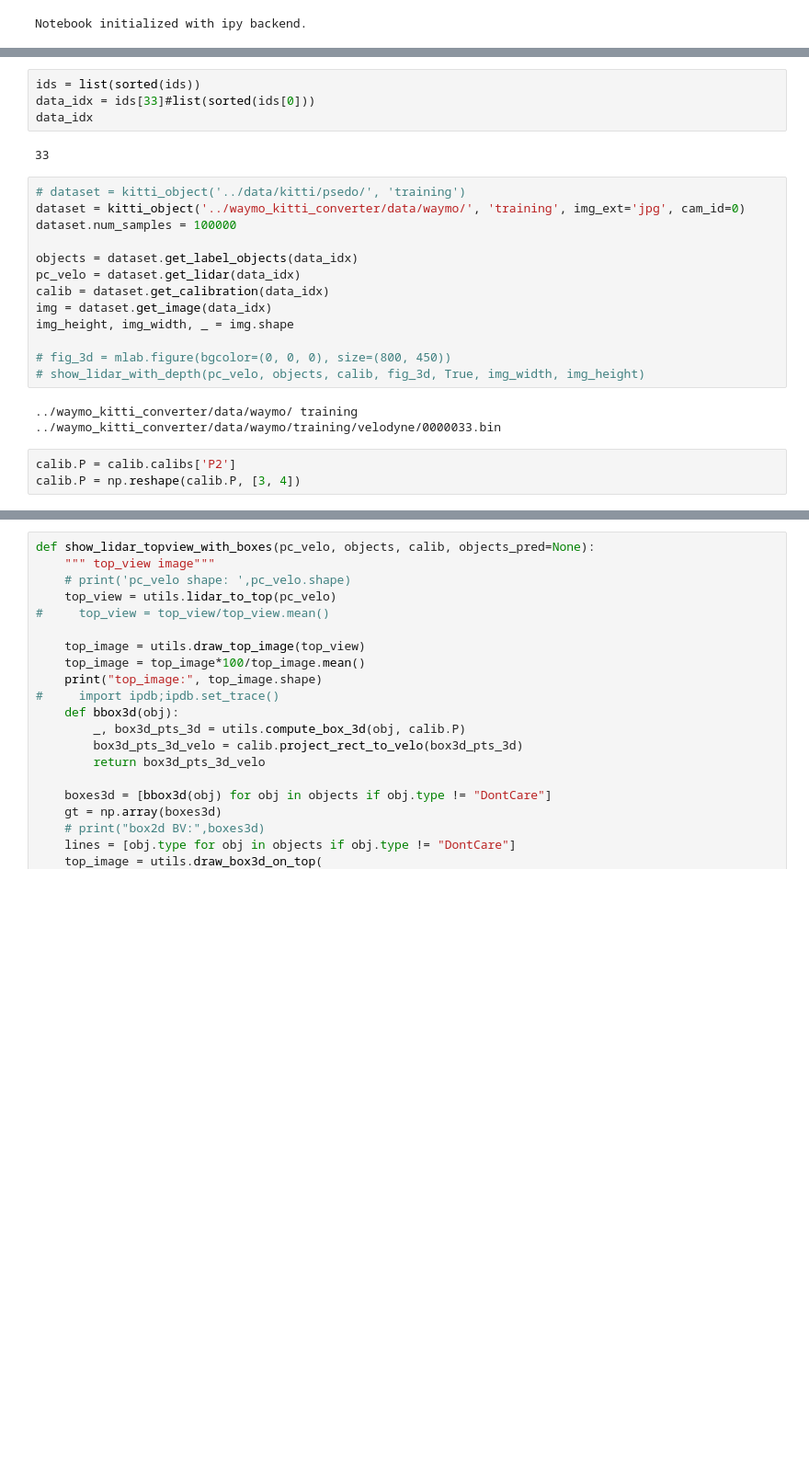
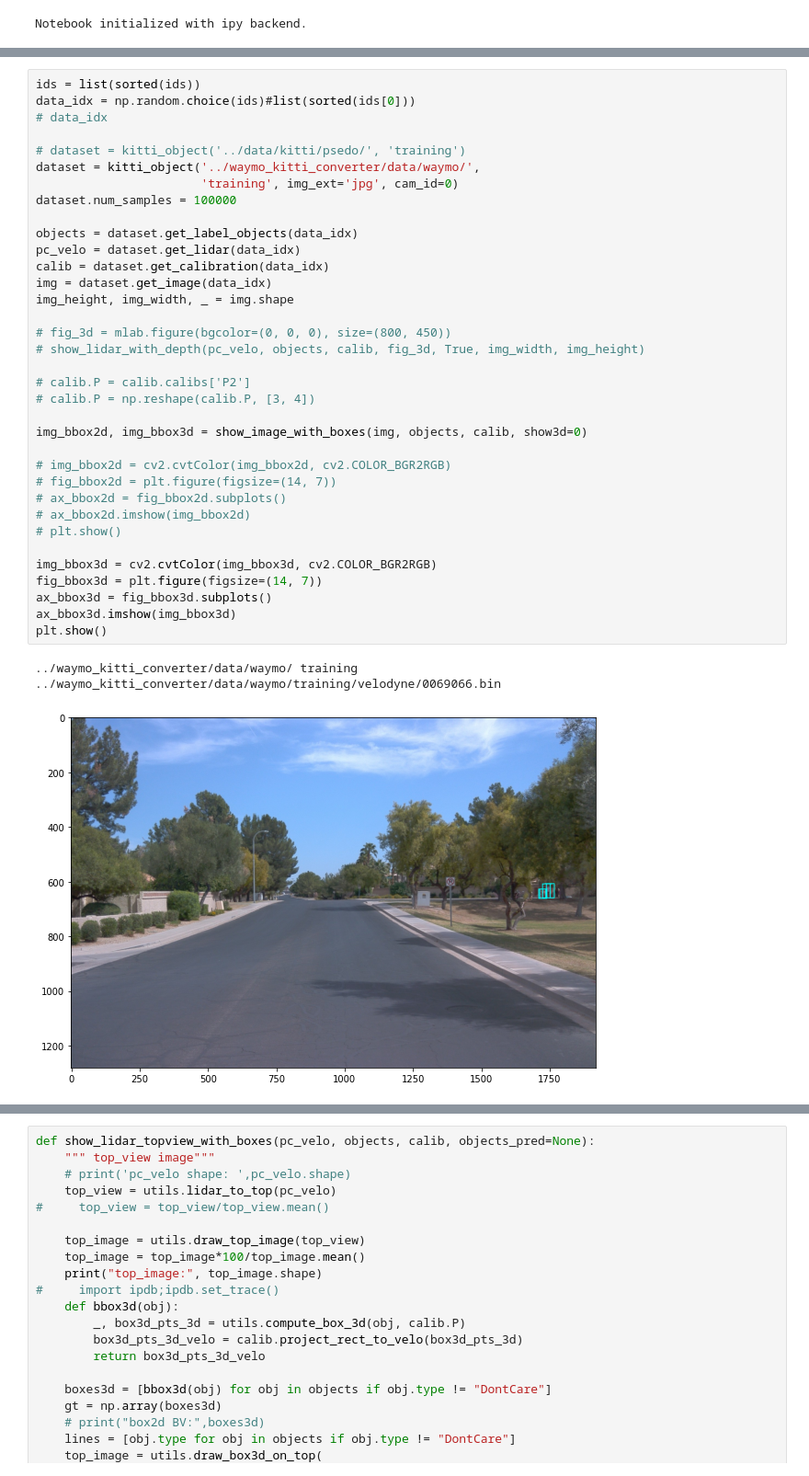
Before and after one commit to anhvth/Pseudo_Lidar_V2, a Jupyter notebook: kitti_object_vis/notebook_demo.ipynb, the cells around one changed output, grey strips where cells are left out. Shown: that part at 92% size. Saved outputs shown, nothing was run; the diff lists cells and outputs as text; blank space fills up the shorter version.

```diff
--- a/kitti_object_vis/notebook_demo.ipynb
+++ b/kitti_object_vis/notebook_demo.ipynb
@@ -26,25 +26,39 @@ len(ids)
-# %%
-ids = list(sorted(ids))
-data_idx = ids[33]#list(sorted(ids[0]))
-data_idx
-# %% [output]
-33
 # %%
+ids = list(sorted(ids))
+data_idx = np.random.choice(ids)#list(sorted(ids[0]))
+# data_idx
+
 # dataset = kitti_object('../data/kitti/psedo/', 'training')
-dataset = kitti_object('../waymo_kitti_converter/data/waymo/', 'training', img_ext='jpg', cam_id=0)
+dataset = kitti_object('../waymo_kitti_converter/data/waymo/',
+                       'training', img_ext='jpg', cam_id=0)
 dataset.num_samples = 100000
 
 objects = dataset.get_label_objects(data_idx)
 pc_velo = dataset.get_lidar(data_idx)
 calib = dataset.get_calibration(data_idx)
 img = dataset.get_image(data_idx)
 img_height, img_width, _ = img.shape
 
 # fig_3d = mlab.figure(bgcolor=(0, 0, 0), size=(800, 450))
 # show_lidar_with_depth(pc_velo, objects, calib, fig_3d, True, img_width, img_height)
+
+# calib.P = calib.calibs['P2']
+# calib.P = np.reshape(calib.P, [3, 4])
+
+img_bbox2d, img_bbox3d = show_image_with_boxes(img, objects, calib, show3d=0)
+
+# img_bbox2d = cv2.cvtColor(img_bbox2d, cv2.COLOR_BGR2RGB)
+# fig_bbox2d = plt.figure(figsize=(14, 7))
+# ax_bbox2d = fig_bbox2d.subplots()
+# ax_bbox2d.imshow(img_bbox2d)
+# plt.show()
+
+img_bbox3d = cv2.cvtColor(img_bbox3d, cv2.COLOR_BGR2RGB)
+fig_bbox3d = plt.figure(figsize=(14, 7))
+ax_bbox3d = fig_bbox3d.subplots()
+ax_bbox3d.imshow(img_bbox3d)
+plt.show()
 # %% [output]
 ../waymo_kitti_converter/data/waymo/ training
-../waymo_kitti_converter/data/waymo/training/velodyne/0000033.bin
+../waymo_kitti_converter/data/waymo/training/velodyne/0069066.bin
+[figure, added]
-# %%
-calib.P = calib.calibs['P2']
-calib.P = np.reshape(calib.P, [3, 4])
```
Also changed, not shown: parts of 3 cells of this notebook, 1 other file.
